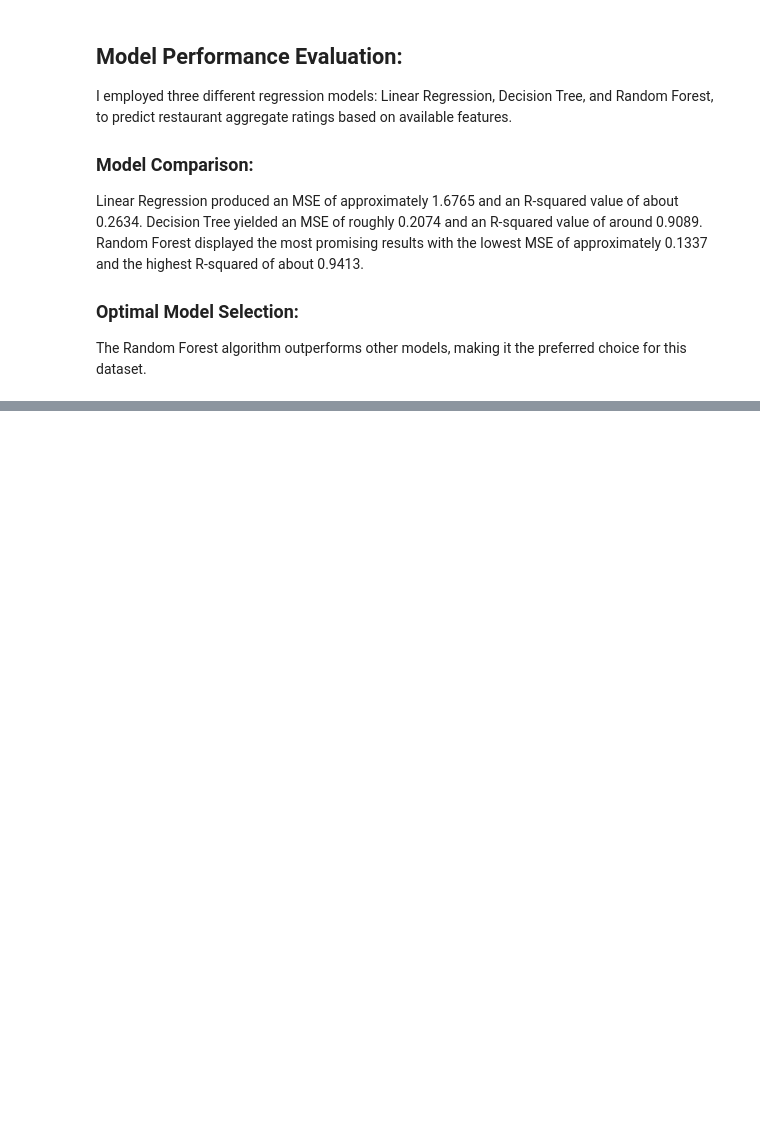
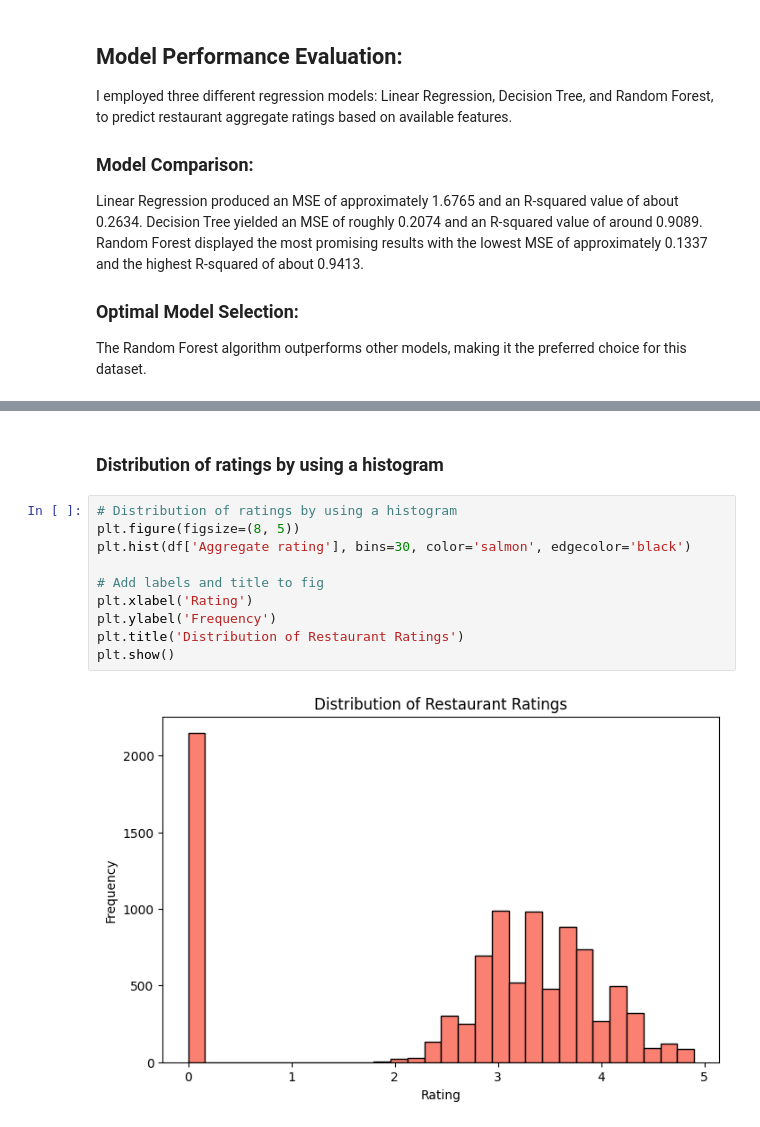
Before and after one commit to Aman811630/Data-Science-Internship-at-Cognifyz-Technologies, a Jupyter notebook: Level_03_Conifyz_Data_Science_Internship_By_Aman_Singh_ipynb.ipynb, the cells around one changed output, grey strips where cells are left out. Saved outputs shown, nothing was run; the diff lists cells and outputs as text; blank space fills up the shorter version.

```diff
--- a/Level_03_Conifyz_Data_Science_Internship_By_Aman_Singh_ipynb.ipynb
+++ b/Level_03_Conifyz_Data_Science_Internship_By_Aman_Singh_ipynb.ipynb
@@ -221,0 +342,14 @@ The Random Forest algorithm outperforms other models, making it the preferred ch
+# %% [markdown]
+### Distribution of ratings by using a histogram
+# %%
+# Distribution of ratings by using a histogram
+plt.figure(figsize=(8, 5))
+plt.hist(df['Aggregate rating'], bins=30, color='salmon', edgecolor='black')
+
+# Add labels and title to fig
+plt.xlabel('Rating')
+plt.ylabel('Frequency')
+plt.title('Distribution of Restaurant Ratings')
+plt.show()
+# %% [output]
+[figure, added]
```
Also changed, not shown: parts of 24 cells of this notebook.
